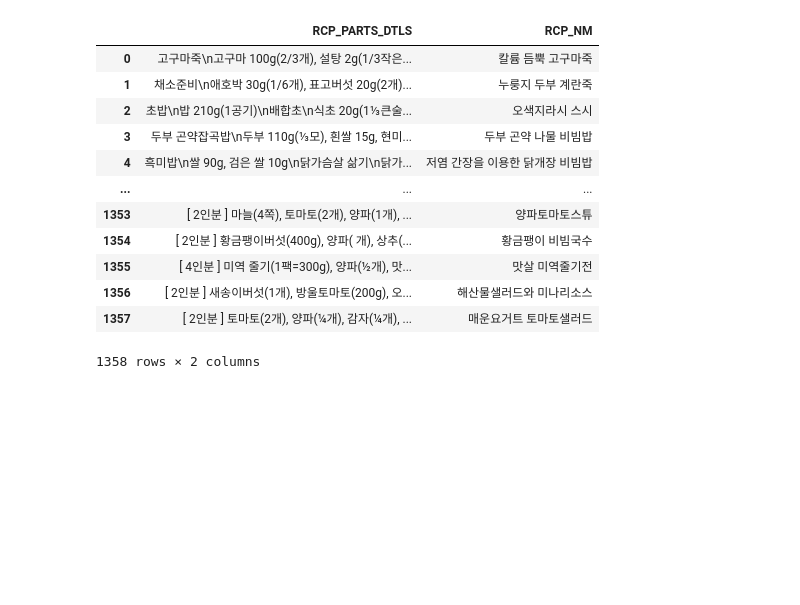
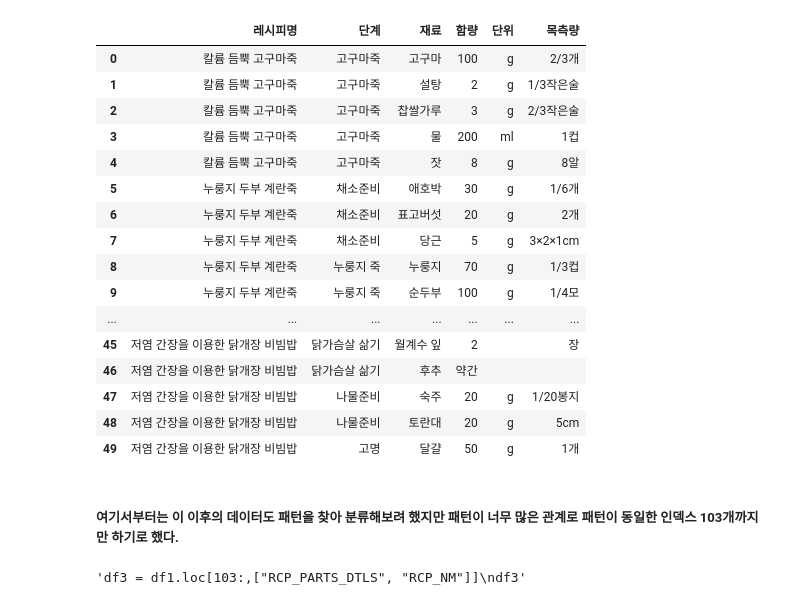
Before and after one commit to shake78922/MyProject, a Jupyter notebook: excel_clean.ipynb, the cells around one changed output. Saved outputs shown, nothing was run; the diff lists cells and outputs as text; code cells hidden in the pictures; blank space fills up the shorter version.

```diff
--- a/excel_clean.ipynb
+++ b/excel_clean.ipynb
@@ -30,5 +2,6 @@ Note: you may need to restart the kernel to use updated packages.
 import pandas as pd
 import re
 # %%
-df1 = pd.read_excel("testfile.xls")
+df1 = pd.read_excel("OJT_raw_data.xlsx")
 df1.drop(['Unnamed: 0'], axis = 1, inplace = True)
+df1
@@ -50,0 +46,56 @@ df1
+# %%
+
+refined_data = []
+
+recipe_name = df2['RCP_NM']
+
+for line in df2["RCP_PARTS_DTLS"].astype(str):
+    line2 = line.replace('\n', ' ,')
+    ingredients = re.findall(r'([\w\(\)\s]+)\s([약간|\d.]+)?([g|mg|ml|Ts|큰술|작은술|약간]+)?[(]?([\d\w\/×\s?]+)?[)]?(?:\n[\w\s]+)?(?:\n[\w\s]+)?,?\s*', line2)
+    item1 = "주재료"
+    for ingredient in ingredients:
+        item2 = ingredient[0]
+        item3 = ingredient[1]
+        item4 = ingredient[2]
+        item5 = ingredient[3]
+        if ingredient[1] == '' and ingredient[2] == '' and ingredient[3] == '':
+            if '약간' in ingredient[0]:
+                ingr_stripped = ingredient[0].strip()
+                if ' ' in ingr_stripped:
+                    ingr_split = ingr_stripped.split(' ')
+                    item2 = ingr_split[0]
+                    item3 = ingr_split[-1]
+                else:
+                    item2 = ingr_stripped.replace('약간', '')
+                    item3 = '약간'
+            else:
+                item1 = ingredient[0]
+                continue
+        refined_data.append({'레시피명': df2.loc[df2[df2["RCP_PARTS_DTLS"]==line].index, 'RCP_NM'].to_string(index=False),
+                             '단계': item1,
+                             '재료': item2,
+                             '함량': item3,
+                             '단위': item4,
+                             '목측량': item5})
+
+refined_df = pd.DataFrame(refined_data)
+
+refined_df.head(50)
+# %% [output]
+|  | 레시피명 | 단계 | 재료 | 함량 | 단위 | 목측량 |
+| 0 | 칼륨 듬뿍 고구마죽 | 고구마죽 | 고구마 | 100 | g | 2/3개 |
+| 1 | 칼륨 듬뿍 고구마죽 | 고구마죽 | 설탕 | 2 | g | 1/3작은술 |
+| 2 | 칼륨 듬뿍 고구마죽 | 고구마죽 | 찹쌀가루 | 3 | g | 2/3작은술 |
+| 3 | 칼륨 듬뿍 고구마죽 | 고구마죽 | 물 | 200 | ml | 1컵 |
+| 4 | 칼륨 듬뿍 고구마죽 | 고구마죽 | 잣 | 8 | g | 8알 |
+| 5 | 누룽지 두부 계란죽 | 채소준비 | 애호박 | 30 | g | 1/6개 |
+| 6 | 누룽지 두부 계란죽 | 채소준비 | 표고버섯 | 20 | g | 2개 |
+| 7 | 누룽지 두부 계란죽 | 채소준비 | 당근 | 5 | g | 3×2×1cm |
+| 8 | 누룽지 두부 계란죽 | 누룽지 죽 | 누룽지 | 70 | g | 1/3컵 |
+| 9 | 누룽지 두부 계란죽 | 누룽지 죽 | 순두부 | 100 | g | 1/4모 |
+| ... | ... | ... | ... | ... | ... | ... |
+| 45 | 저염 간장을 이용한 닭개장 비빔밥 | 닭가슴살 삶기 | 월계수 잎 | 2 |  | 장 |
+| 46 | 저염 간장을 이용한 닭개장 비빔밥 | 닭가슴살 삶기 | 후추 | 약간 |  |  |
+| 47 | 저염 간장을 이용한 닭개장 비빔밥 | 나물준비 | 숙주 | 20 | g | 1/20봉지 |
+| 48 | 저염 간장을 이용한 닭개장 비빔밥 | 나물준비 | 토란대 | 20 | g | 5cm |
+| 49 | 저염 간장을 이용한 닭개장 비빔밥 | 고명 | 달걀 | 50 | g | 1개 |
@@ -51,17 +112,7 @@ df1
+# %% [markdown]
+##### 여기서부터는 이 이후의 데이터도 패턴을 찾아 분류해보려 했지만 패턴이 너무 많은 관계로 패턴이 동일한 인덱스 103개까지만 하기로 했다.
 # %%
-df2 = df1[["RCP_PARTS_DTLS", "RCP_NM"]]
-df2
+"""df3 = df1.loc[103:,["RCP_PARTS_DTLS", "RCP_NM"]]
+df3"""
 # %% [output]
-|  | RCP_PARTS_DTLS | RCP_NM |
-| 0 | 고구마죽\n고구마 100g(2/3개), 설탕 2g(1/3작은... | 칼륨 듬뿍 고구마죽 |
-| 1 | 채소준비\n애호박 30g(1/6개), 표고버섯 20g(2개)... | 누룽지 두부 계란죽 |
-| 2 | 초밥\n밥 210g(1공기)\n배합초\n식초 20g(1⅓큰술... | 오색지라시 스시 |
-| 3 | 두부 곤약잡곡밥\n두부 110g(⅓모), 흰쌀 15g, 현미... | 두부 곤약 나물 비빔밥 |
-| 4 | 흑미밥\n쌀 90g, 검은 쌀 10g\n닭가슴살 삶기\n닭가... | 저염 간장을 이용한 닭개장 비빔밥 |
-| ... | ... | ... |
-| 1353 | [ 2인분 ] 마늘(4쪽), 토마토(2개), 양파(1개), ... | 양파토마토스튜 |
-| 1354 | [ 2인분 ] 황금팽이버섯(400g), 양파( 개), 상추(... | 황금팽이 비빔국수 |
-| 1355 | [ 4인분 ] 미역 줄기(1팩=300g), 양파(½개), 맛... | 맛살 미역줄기전 |
-| 1356 | [ 2인분 ] 새송이버섯(1개), 방울토마토(200g), 오... | 해산물샐러드와 미나리소스 |
-| 1357 | [ 2인분 ] 토마토(2개), 양파(¼개), 감자(¼개), ... | 매운요거트 토마토샐러드 |
-1358 rows × 2 columns
+'df3 = df1.loc[103:,["RCP_PARTS_DTLS", "RCP_NM"]]\ndf3'
```
Also changed, not shown: parts of 14 cells of this notebook, 22 other files.
